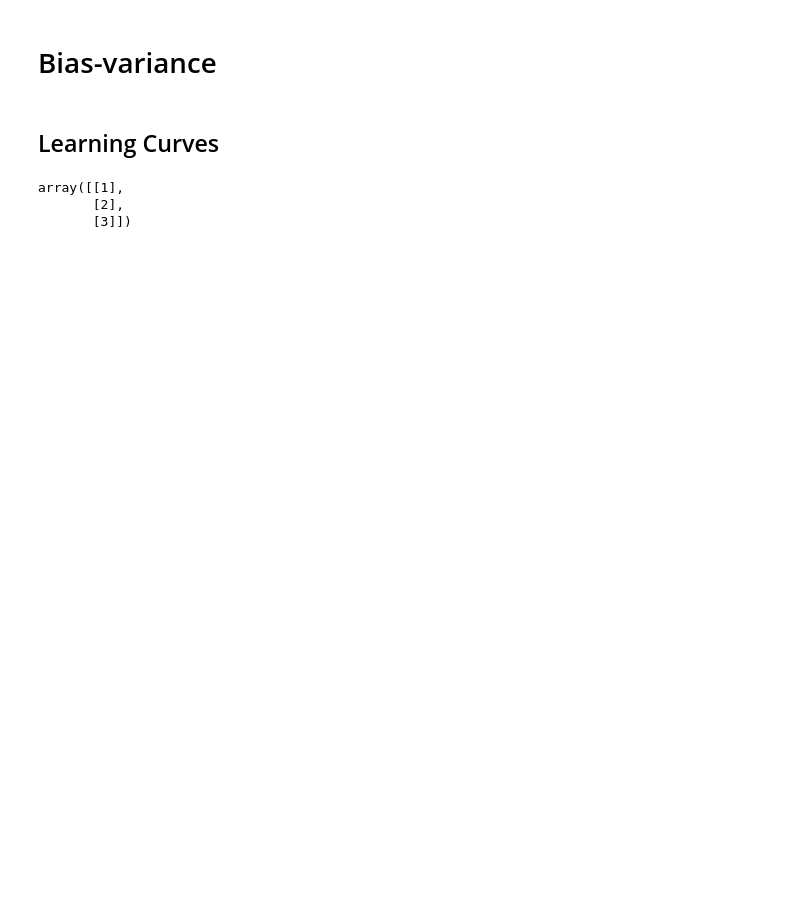
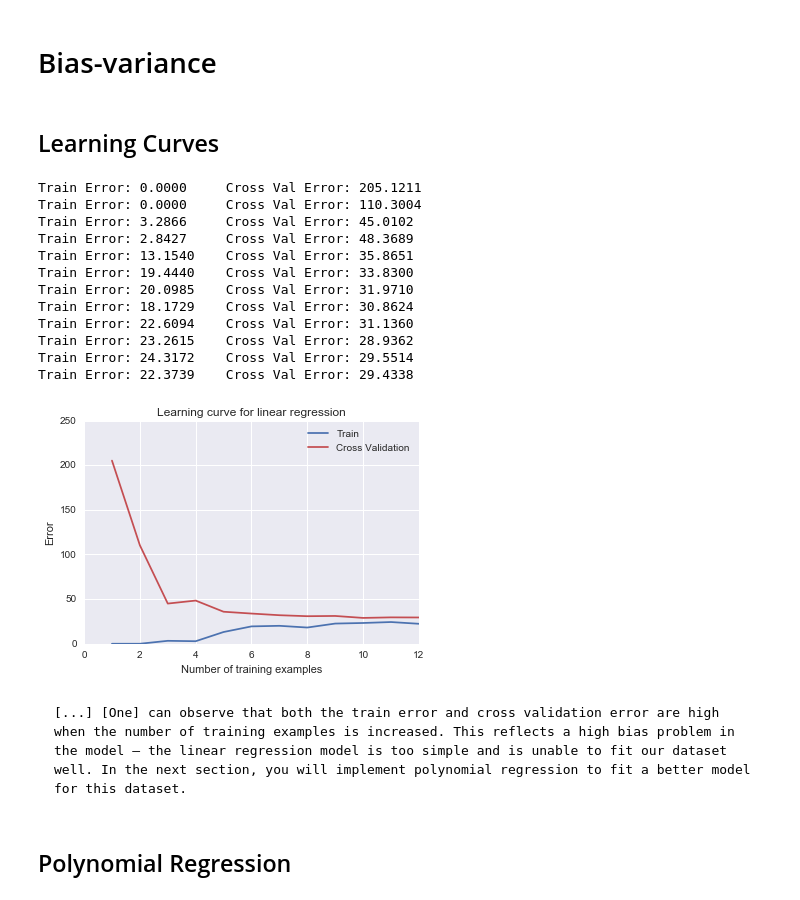
Before and after one commit to reinka/coding, a Jupyter notebook: MachineLearning/Misc/Bias Variance.ipynb, the cells around one changed output. Saved outputs shown, nothing was run; the diff lists cells and outputs as text; code cells hidden in the pictures; blank space fills up the shorter version.

```diff
--- a/MachineLearning/Misc/Bias Variance.ipynb
+++ b/MachineLearning/Misc/Bias Variance.ipynb
@@ -242,9 +332,23 @@ lin_mod.plot_fit(X, y, add_bias=True)
 # Bias-variance
 # %% [markdown]
 ## Learning Curves
-# %%
-np.asarray([1,2,3]).reshape(3,1)
-# %% [output]
-array([[1],
-       [2],
-       [3]])
+# %%
+lin_mod.learningCurve(X, y, X_val, y_val, regularization=0, add_bias=True)
+# %% [output]
+Train Error: 0.0000     Cross Val Error: 205.1211
+Train Error: 0.0000     Cross Val Error: 110.3004
+Train Error: 3.2866     Cross Val Error: 45.0102
+Train Error: 2.8427     Cross Val Error: 48.3689
+Train Error: 13.1540    Cross Val Error: 35.8651
+Train Error: 19.4440    Cross Val Error: 33.8300
+Train Error: 20.0985    Cross Val Error: 31.9710
+Train Error: 18.1729    Cross Val Error: 30.8624
+Train Error: 22.6094    Cross Val Error: 31.1360
+Train Error: 23.2615    Cross Val Error: 28.9362
+Train Error: 24.3172    Cross Val Error: 29.5514
+Train Error: 22.3739    Cross Val Error: 29.4338
+[figure, added]
+# %% [markdown]
+    [...] [One] can observe that both the train error and cross validation error are high when the number of training examples is increased. This reflects a high bias problem in the model – the linear regression model is too simple and is unable to fit our dataset well. In the next section, you will implement polynomial regression to fit a better model for this dataset.
+# %% [markdown]
+## Polynomial Regression
```
Also changed, not shown: parts of 10 cells of this notebook.
